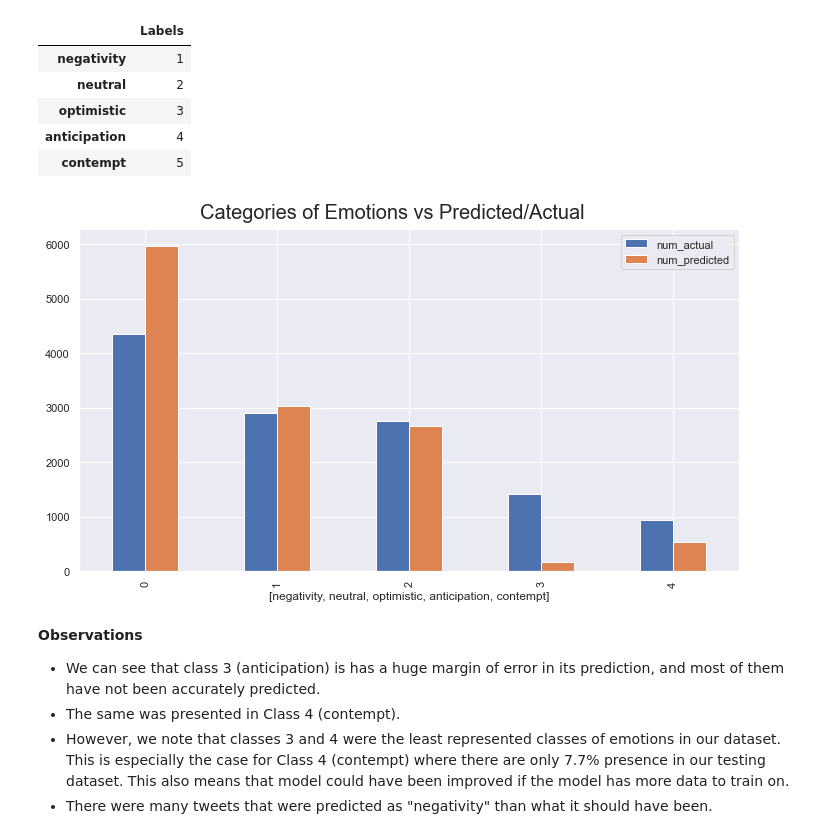
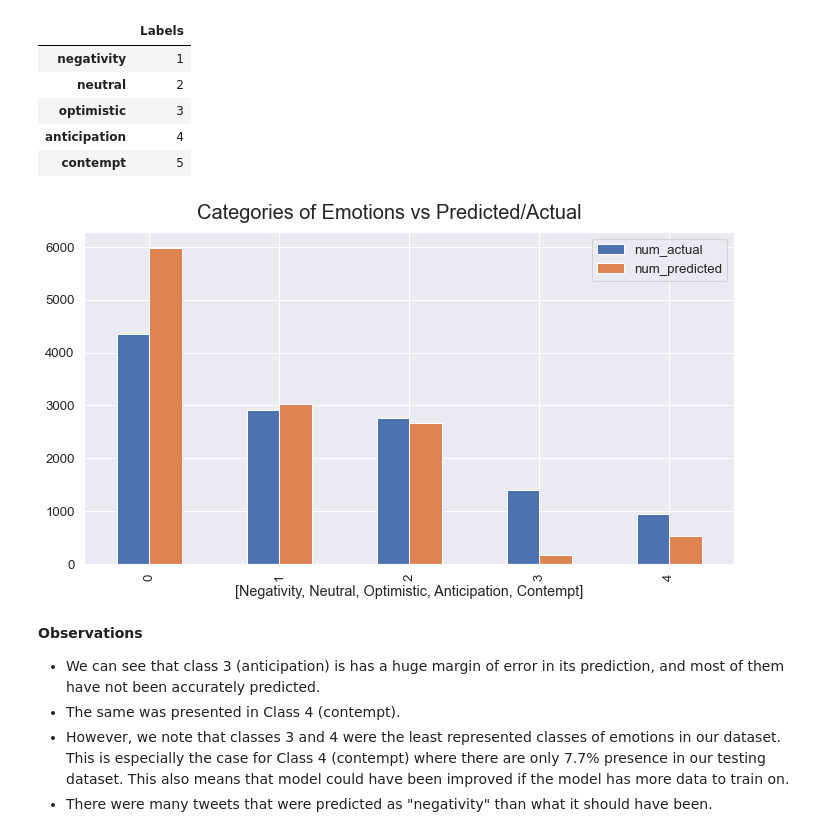
Before and after one commit to alysesu/Message_Emotion_Detection, a Jupyter notebook: codes/Notebook 2 - Modelling for Emotion Classification.ipynb, the cells around one changed output. Cells and saved outputs as stored; diff of their text form; code cells hidden in the pictures.

```diff
--- a/codes/Notebook 2 - Modelling for Emotion Classification.ipynb
+++ b/codes/Notebook 2 - Modelling for Emotion Classification.ipynb
@@ -99,7 +99,7 @@ stop_list = text.ENGLISH_STOP_WORDS.union(newStopWords)
 # %% [markdown]
 ### Document Imports
 # %%
-df = pd.read_csv('../data/results/modelling/final_df_v3.csv')
+df = pd.read_csv('../data/results/final_df_v3.csv')
 # %%
 df.head()
 # %% [output]
@@ -858,7 +858,7 @@ msg_emotion
 dtype: int64
 # %%
 # Obtaining predictions
-y_pred_best = best_model.predict(X_test)
+y_pred_best = loaded_model.predict(X_test)
 # %%
 # Creating a dataframe for predicted emotions
 
@@ -929,12 +929,12 @@ emodict_df.T.rename(columns={0:'Labels'})
 | anticipation | 4 |
 | contempt | 5 |
 # %%
-labels = ['negativity','neutral','optimistic','anticipation','contempt']
+labels = ['Negativity','Neutral','Optimistic','Anticipation','Contempt']
 overall.plot(kind='bar',y=['num_actual','num_predicted'],  xlabel = labels, figsize=(10,6))
 plt.gcf().tight_layout(rect=[0, 0.03, 1, 0.95])
 plt.gcf().suptitle("Categories of Emotions vs Predicted/Actual",fontsize=20);
 # %% [output]
-[figure, old version]
+[figure, new version]
 # %% [markdown]
 **Observations**
 - We can see that class 3 (anticipation) is has a huge margin of error in its prediction, and most of them have not been accurately predicted.
```
Also changed, not shown: parts of 13 cells of this notebook, 5 other files.
